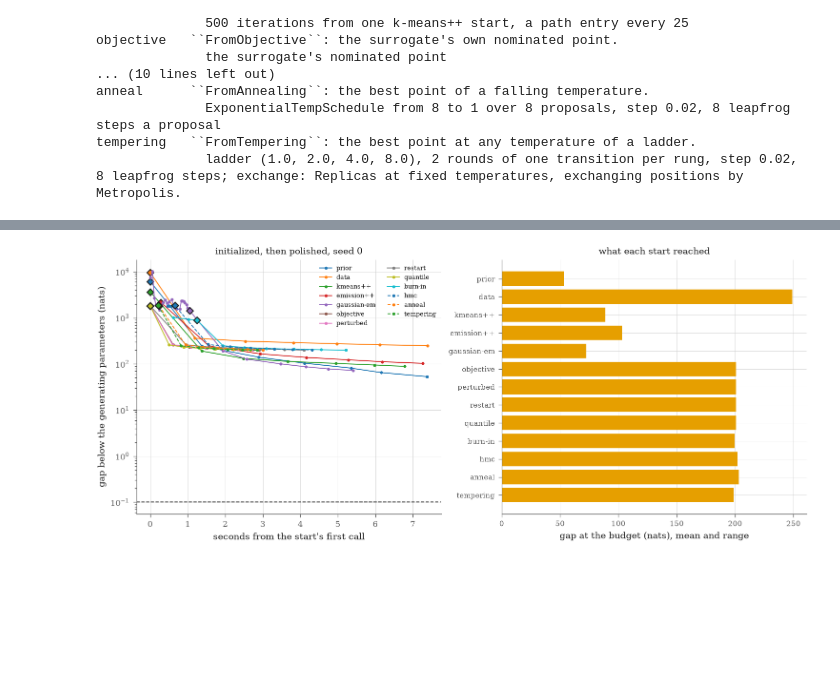
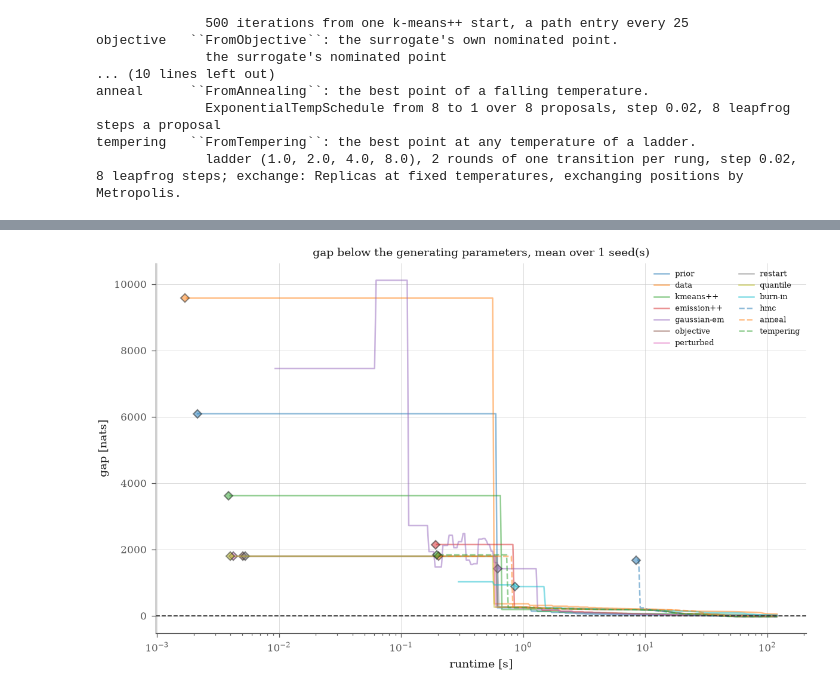
Before and after one commit to michaelJwilson/snakes_and_ladders, a Jupyter notebook: docs/nb/emission_mixture_starts.ipynb, the cells around one changed output, grey strips where cells are left out. Saved outputs shown, nothing was run; the diff lists cells and outputs as text; code cells hidden in the pictures; blank space fills up the shorter version.

```diff
--- a/docs/nb/emission_mixture_starts.ipynb
+++ b/docs/nb/emission_mixture_starts.ipynb
@@ -459,59 +516,52 @@ a wall clock, so the cell is tagged `host-dependent`.
 # %%
-#: Floor on the plotted gap, so a start that passes the reference still has a
-#: point on a log axis: a tenth of a nat over 3,000 pairs.
-GAP_FLOOR = 0.1
+#: The log-spaced grid of seconds every trial is read on: from under the
+#: fastest handover to the budget.
+GRID = np.geomspace(1e-3, BUDGET.size, 400)
 
-palette = discrete_palette(1)
 with notebook_style():
-    figure, axes = plt.subplots(1, 2, figsize=(10.0, 4.2), constrained_layout=True)
+    figure, axis = plt.subplots(figsize=(8.0, 4.8), constrained_layout=True)
     for index, name in enumerate(ORDER):
-        trial = trials[name][0]
-        seconds = np.asarray([point[0] for point in trial.curve])
-        gap = np.maximum(
-            REFERENCE - np.asarray([point[1] for point in trial.curve]), GAP_FLOOR
-        )
+        # The start's mean gap and spread on the grid, and its handover.
+        band = gap_band(trials[name], REFERENCE, GRID)
         # Solid for the first ten starts and dashed after, since the colour
         # cycle repeats at ten.
-        (line,) = axes[0].semilogy(
-            seconds,
-            gap,
-            marker="o",
-            markersize=2.0,
-            linewidth=0.9,
+        (line,) = axis.semilogx(
+            band.seconds,
+            band.mean,
+            linewidth=1.2,
+            alpha=0.5,
             linestyle="-" if index < 10 else "--",
             label=name,
         )
-        axes[0].plot(
-            seconds[trial.handover],
-            gap[trial.handover],
+        # The ±1 std band, drawn only where a spread exists (N > 1).
+        axis.fill_between(
+            band.seconds,
+            band.mean - band.std,
+            band.mean + band.std,
+            color=line.get_color(),
+            alpha=0.5 * 0.5,
+            linewidth=0.0,
+        )
+        axis.plot(
+            *band.handover,
             marker="D",
             markersize=5,
             color=line.get_color(),
             markeredgecolor="0.1",
+            alpha=0.5,
             linestyle="none",
         )
-    axes[0].axhline(GAP_FLOOR, color="0.2", linewidth=0.9, linestyle="--")
-    axes[0].set_xlabel("seconds from the start's first call")
-    axes[0].set_ylabel("gap below the generating parameters (nats)")
-    axes[0].set_title("initialized, then polished, seed 0", fontsize=9)
-    axes[0].legend(fontsize=6, ncol=2)
-
-    means = np.asarray([np.mean(row.gap) for row in rows])
-    whiskers = np.asarray(
-        [
-            [m - min(row.gap) for m, row in zip(means, rows, strict=True)],
-            [max(row.gap) - m for m, row in zip(means, rows, strict=True)],
-        ]
+    axis.axhline(0.0, color="0.2", linewidth=0.9, linestyle="--")
+    axis.set_xlabel("runtime [s]")
+    axis.set_ylabel("gap [nats]")
+    axis.set_title(
+        f"gap below the generating parameters, mean over {len(TRIALS)} seed(s)",
+        fontsize=9,
     )
-    axes[1].barh(ORDER, means, xerr=whiskers, color=palette[0], ecolor="0.2")
-    axes[1].axvline(0.0, color="0.2", linewidth=0.9)
-    axes[1].invert_yaxis()
-    axes[1].set_xlabel("gap at the budget (nats), mean and range")
-    axes[1].set_title("what each start reached", fontsize=9)
-    axes[1].tick_params(labelsize=7)
+    axis.legend(fontsize=6, ncol=2)
     plt.show()
 # %% [output]
-[figure, old version]
+[figure, new version]
 # %% [markdown]
 ## Read beside experiments 009 and 010
 
```
Also changed, not shown: parts of 14 cells of this notebook, 7 other files.
